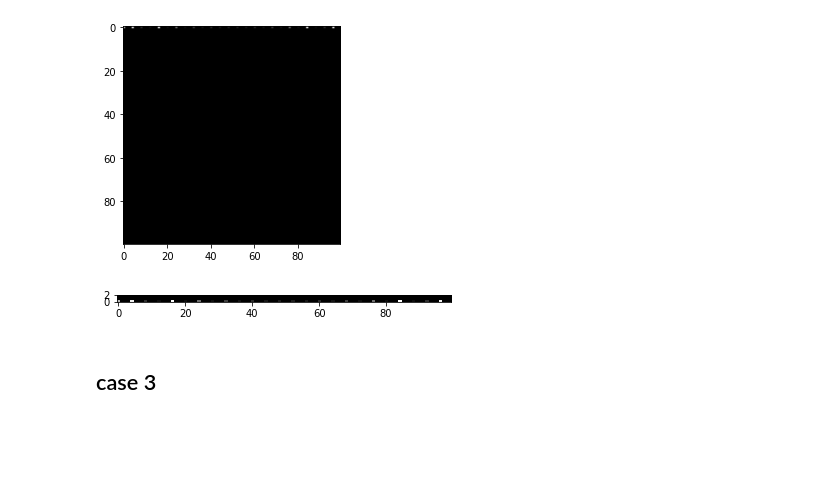
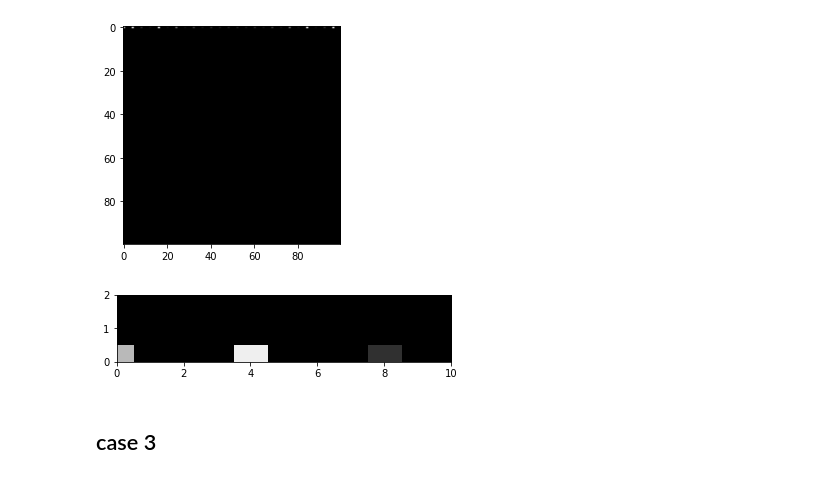
Before and after one commit to dudung/py-jupyter-nb, a Jupyter notebook: src/fft/image/sg_gen_fft.ipynb, the cells around one changed output. Saved outputs shown, nothing was run; the diff lists cells and outputs as text; code cells hidden in the pictures; blank space fills up the shorter version.

```diff
--- a/src/fft/image/sg_gen_fft.ipynb
+++ b/src/fft/image/sg_gen_fft.ipynb
@@ -132,11 +133,12 @@ width = 100
 height = 100
 [figure]
 # %%
+plt.xlim([0,10])
 plt.ylim([0,2])
 plt.imshow(im_in_fft, cmap='gray')
 plt.show()
 # %% [output]
-[figure, old version]
+[figure, new version]
 # %% [markdown]
 ## case 3
 # %%
```
Also changed, not shown: parts of 3 cells of this notebook, 2 other files.
